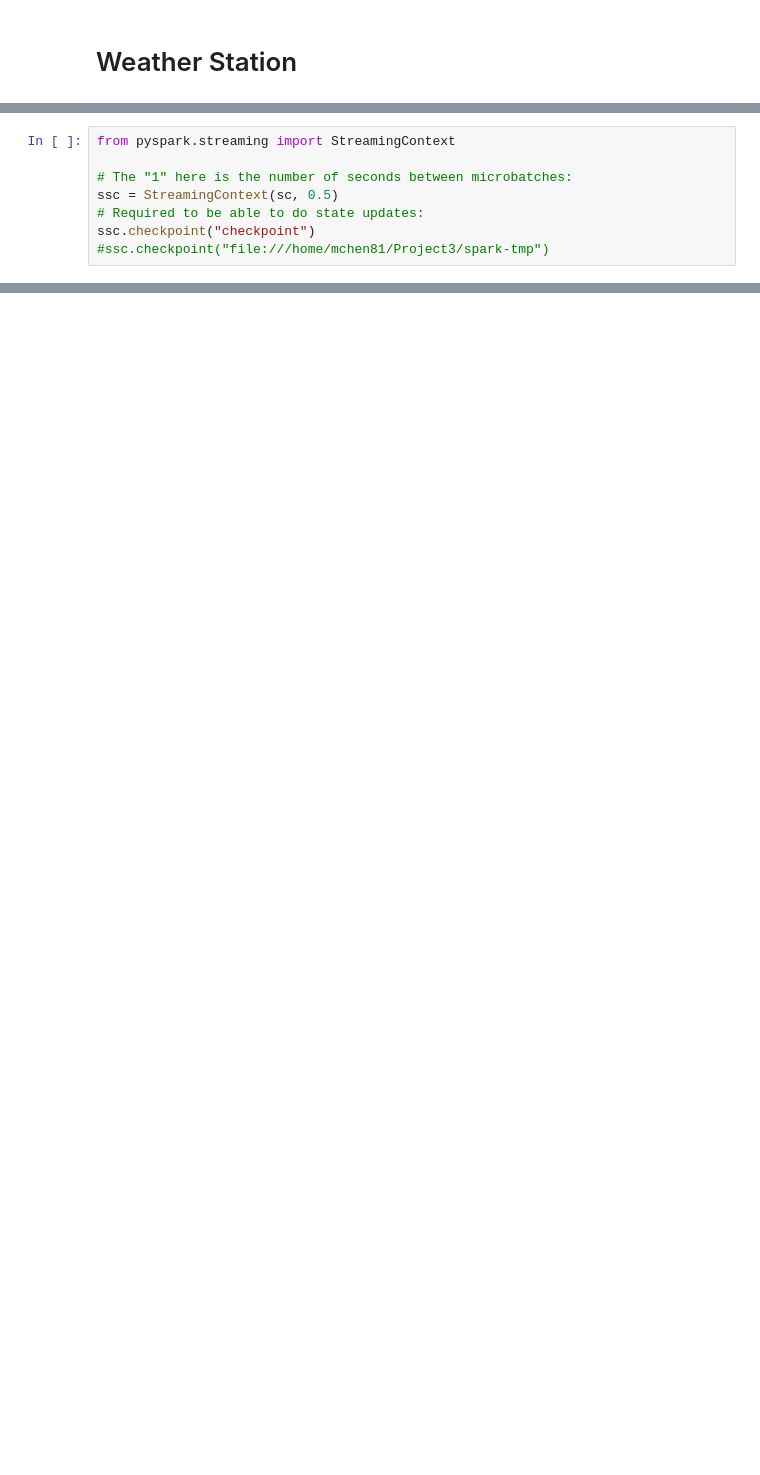
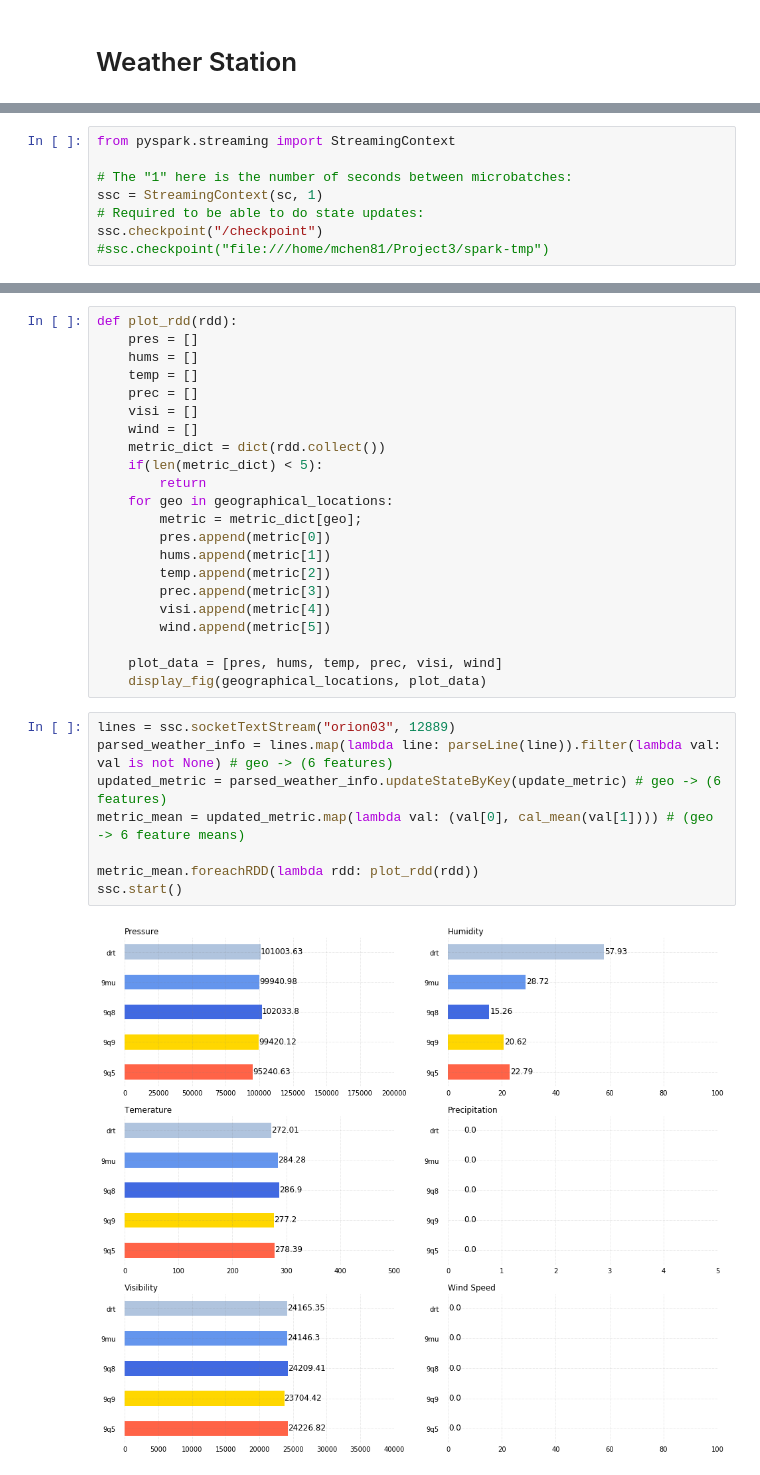
Before and after one commit to mchen81/Climate-data-analysis, a Jupyter notebook: weather-station.ipynb, the cells around one changed output, grey strips where cells are left out. Drawn from its saved outputs; the diff is of its cells as text; blank space fills up the shorter version.

Commit message:
complete code part of weather station

```diff
--- a/weather-station.ipynb
+++ b/weather-station.ipynb
@@ -12,7 +4,7 @@ OKOK
 from pyspark.streaming import StreamingContext
 
 # The "1" here is the number of seconds between microbatches:
-ssc = StreamingContext(sc, 0.5)
+ssc = StreamingContext(sc, 1)
 # Required to be able to do state updates:
-ssc.checkpoint("checkpoint")
+ssc.checkpoint("/checkpoint")
 #ssc.checkpoint("file:///home/mchen81/Project3/spark-tmp")
@@ -147,3 +101,35 @@ Time: 2020-11-29 06:34:37
+# %%
+def plot_rdd(rdd):
+    pres = []
+    hums = []
+    temp = []
+    prec = []
+    visi = []
+    wind = []
+    metric_dict = dict(rdd.collect())
+    if(len(metric_dict) < 5):
+        return
+    for geo in geographical_locations:
+        metric = metric_dict[geo];
+        pres.append(metric[0])
+        hums.append(metric[1])
+        temp.append(metric[2])
+        prec.append(metric[3])
+        visi.append(metric[4])
+        wind.append(metric[5])
+
+    plot_data = [pres, hums, temp, prec, visi, wind]
+    display_fig(geographical_locations, plot_data)
+# %%
+lines = ssc.socketTextStream("orion03", 12889)
+parsed_weather_info = lines.map(lambda line: parseLine(line)).filter(lambda val: val is not None) # geo -> (6 features)
+updated_metric = parsed_weather_info.updateStateByKey(update_metric) # geo -> (6 features)
+metric_mean = updated_metric.map(lambda val: (val[0], cal_mean(val[1]))) # (geo -> 6 feature means)
+
+metric_mean.foreachRDD(lambda rdd: plot_rdd(rdd))
+ssc.start()
+# %% [output]
+[figure, added]
 # %%
 ssc.stop(stopSparkContext=False)
 # %% [output]
```
Also changed, not shown: parts of 13 cells of this notebook.
